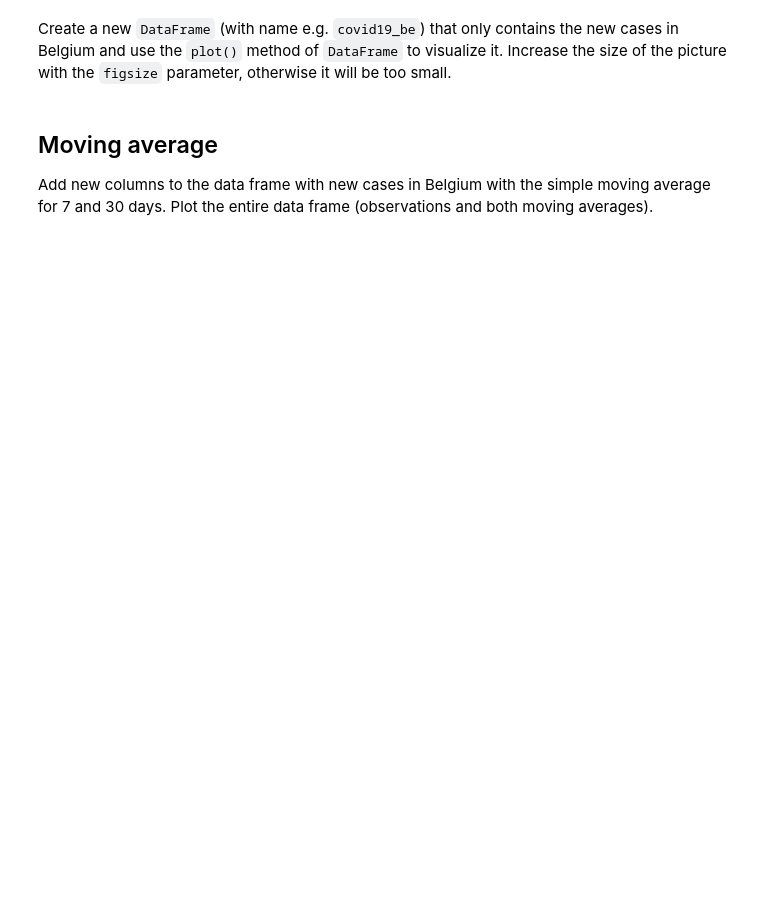
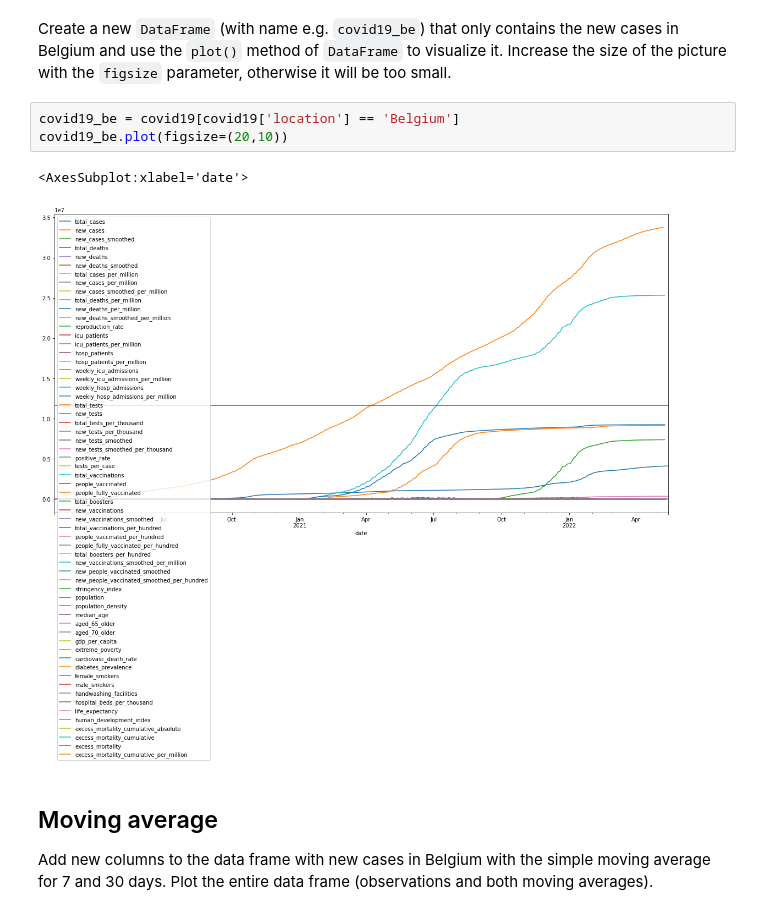
Before and after one commit to szymonvertenten/data-eng, a Jupyter notebook: dsai-en-labs-main/7-time-series/lab_covid_19.ipynb, the cells around one changed output. Saved outputs shown, nothing was run; the diff lists cells and outputs as text; blank space fills up the shorter version.

```diff
--- a/dsai-en-labs-main/7-time-series/lab_covid_19.ipynb
+++ b/dsai-en-labs-main/7-time-series/lab_covid_19.ipynb
@@ -25,5 +27,11 @@ covid19.head()
 # %% [markdown]
 Create a new `DataFrame` (with name e.g. `covid19_be`) that only contains the new cases in Belgium and use the `plot()` method of `DataFrame` to visualize it. Increase the size of the picture with the `figsize` parameter, otherwise it will be too small.
+# %%
+covid19_be = covid19[covid19['location'] == 'Belgium']
+covid19_be.plot(figsize=(20,10))
+# %% [output]
+<AxesSubplot:xlabel='date'>
+[figure, added]
 # %% [markdown]
 ## Moving average
 
```
Also changed, not shown: parts of 40 cells of this notebook, 2 other files.
